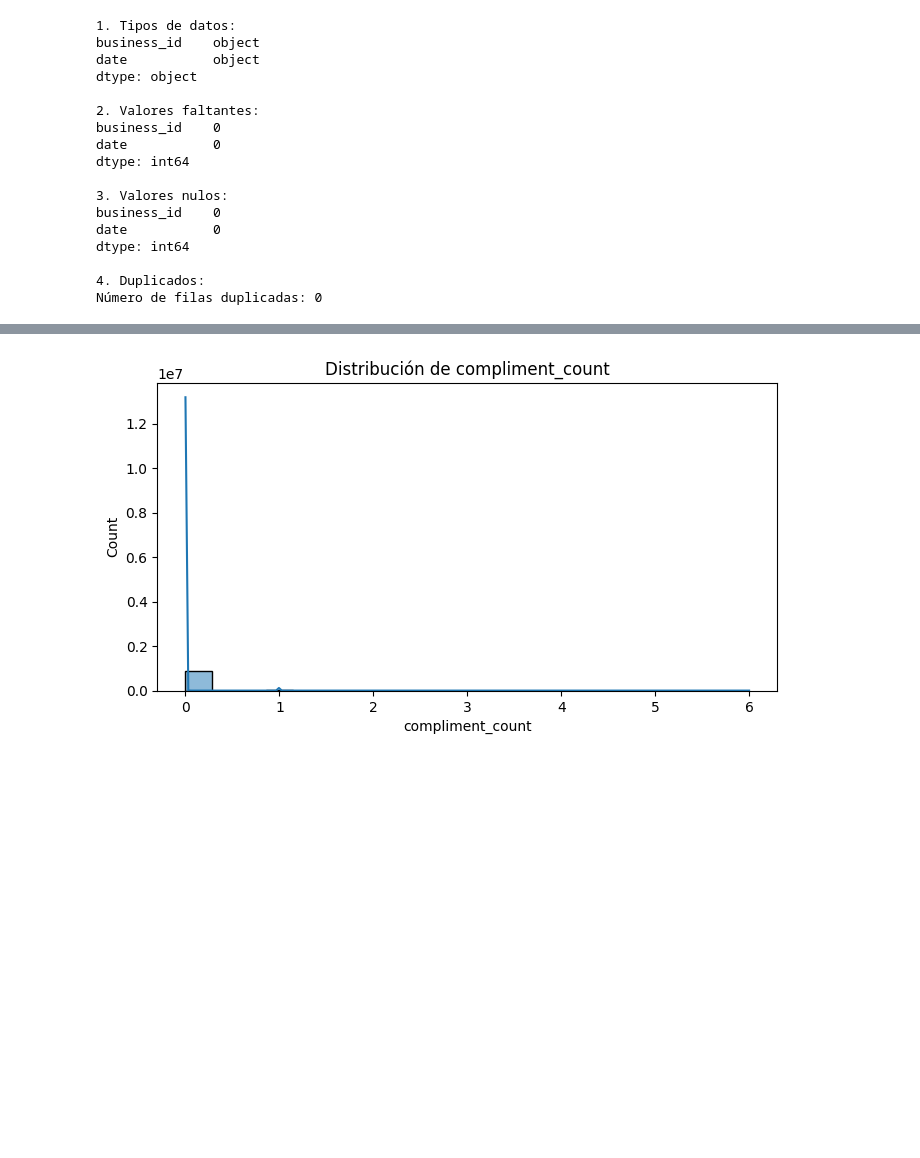
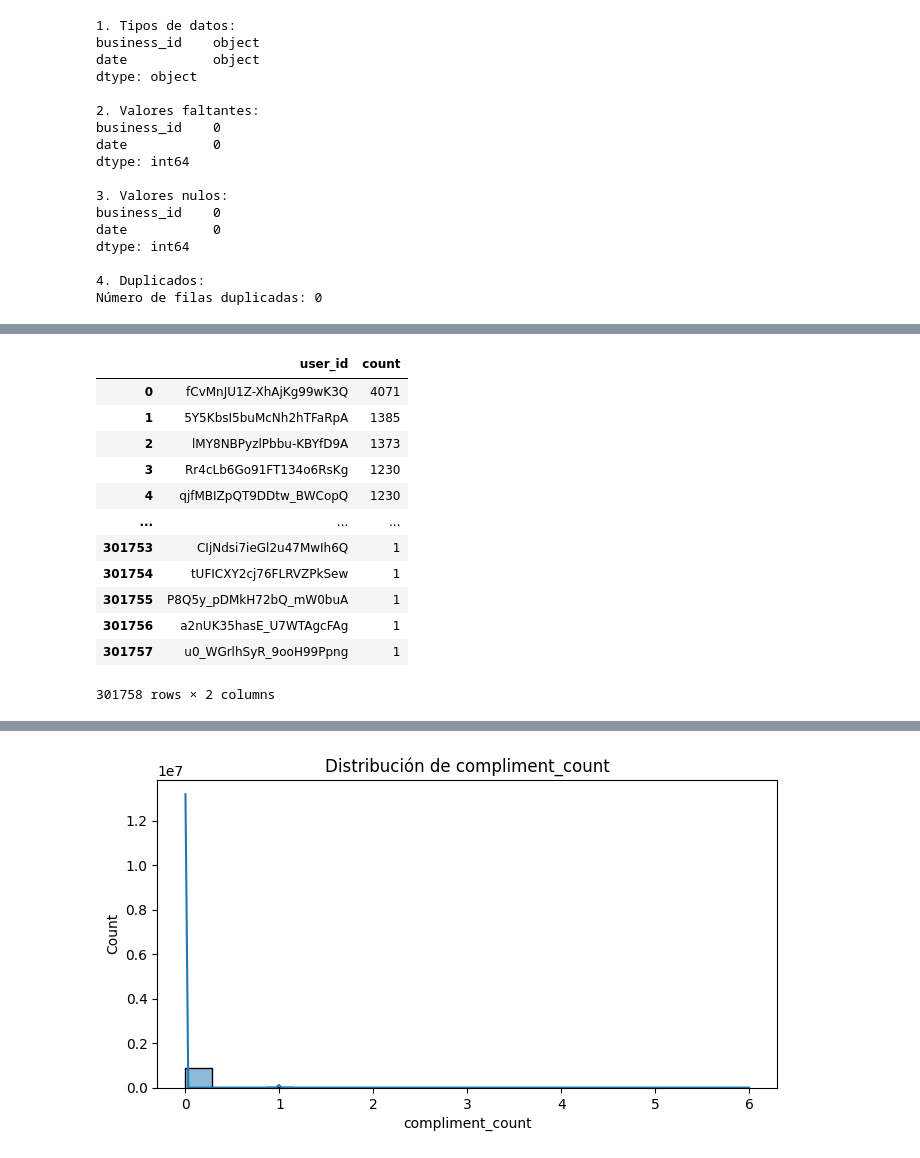
Before and after one commit to LauchaLogico/Proyecto_Final, a Jupyter notebook: EDA/EDA_json.ipynb, the cells around one changed output, grey strips where cells are left out. Drawn from its saved outputs; the diff is of its cells as text; code cells hidden in the pictures; blank space fills up the shorter version.

```diff
--- a/EDA/EDA_json.ipynb
+++ b/EDA/EDA_json.ipynb
@@ -82,0 +81,16 @@ df.head
+# %%
+df1["user_id"].value_counts().reset_index()
+# %% [output]
+|  | user_id | count |
+| 0 | fCvMnJU1Z-XhAjKg99wK3Q | 4071 |
+| 1 | 5Y5KbsI5buMcNh2hTFaRpA | 1385 |
+| 2 | lMY8NBPyzlPbbu-KBYfD9A | 1373 |
+| 3 | Rr4cLb6Go91FT134o6RsKg | 1230 |
+| 4 | qjfMBIZpQT9DDtw_BWCopQ | 1230 |
+| ... | ... | ... |
+| 301753 | CIjNdsi7ieGl2u47MwIh6Q | 1 |
+| 301754 | tUFICXY2cj76FLRVZPkSew | 1 |
+| 301755 | P8Q5y_pDMkH72bQ_mW0buA | 1 |
+| 301756 | a2nUK35hasE_U7WTAgcFAg | 1 |
+| 301757 | u0_WGrlhSyR_9ooH99Ppng | 1 |
+301758 rows × 2 columns
```
Also changed, not shown: parts of 15 cells of this notebook.
